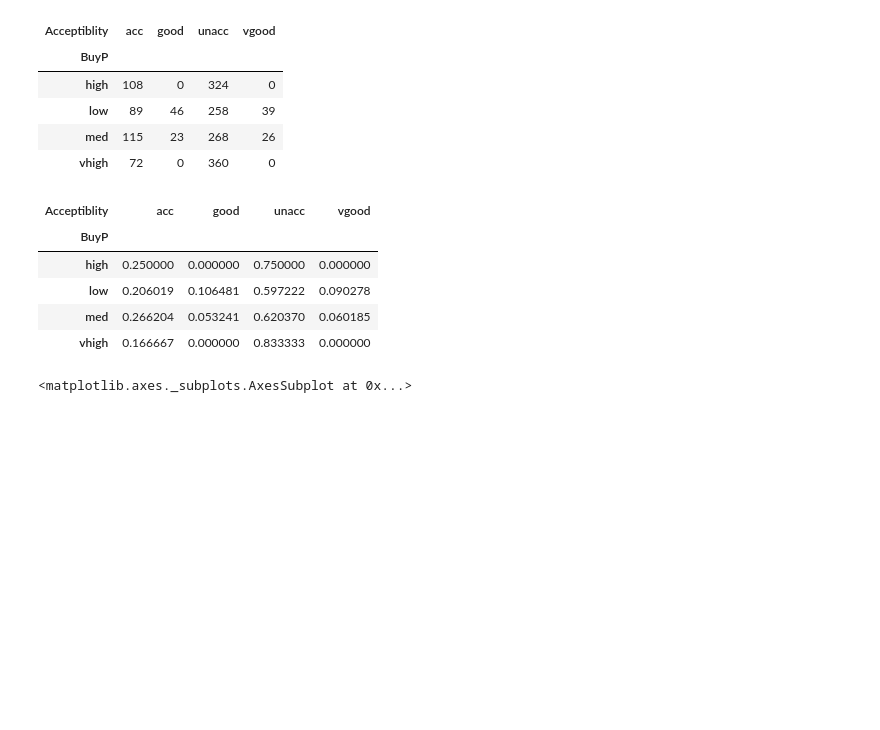
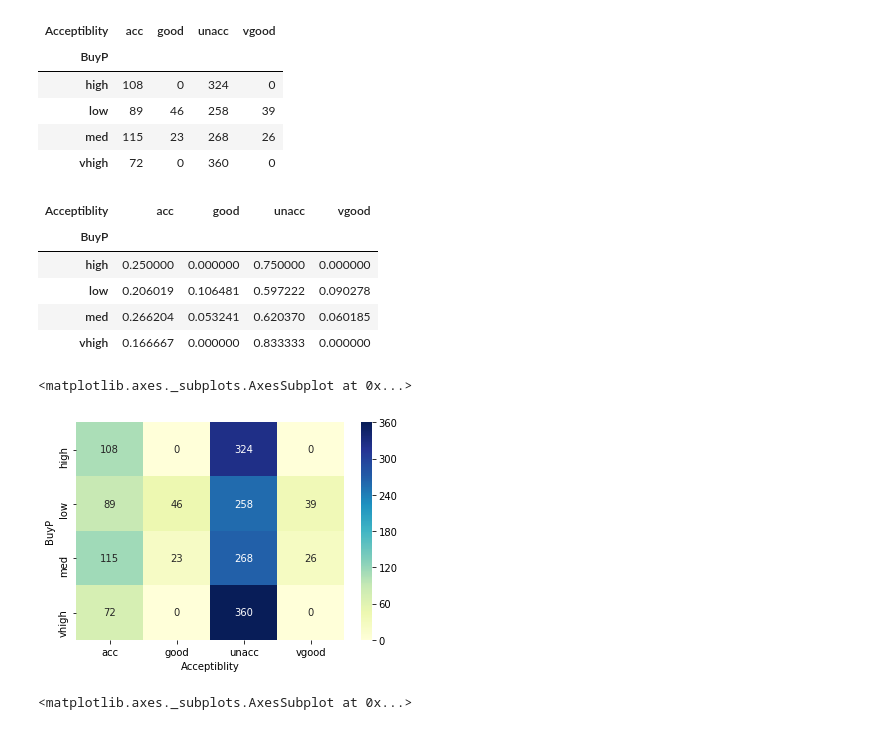
Before and after one commit to AbdullahAlSajid/Car-Acceptability-Classification, a Jupyter notebook: script .ipynb, the cells around one changed output. Saved outputs shown, nothing was run; the diff lists cells and outputs as text; code cells hidden in the pictures; blank space fills up the shorter version.

Commit message:
Visualisation of crosstab functionality

```diff
--- a/script .ipynb
+++ b/script .ipynb
@@ -83,6 +83,12 @@ pd.crosstab(df.BuyP, df.Acceptiblity, normalize ='index')
 | low | 0.206019 | 0.106481 | 0.597222 | 0.090278 |
 | med | 0.266204 | 0.053241 | 0.620370 | 0.060185 |
 | vhigh | 0.166667 | 0.000000 | 0.833333 | 0.000000 |
+# %%
+# visualisation of crosstab
+sns.heatmap(pd.crosstab(df.BuyP, df.Acceptiblity),cmap="YlGnBu", annot=True, fmt='d')
+# %% [output]
+<matplotlib.axes._subplots.AxesSubplot at 0x...>
+[figure, added]
 # %%
 sns.countplot(data = df, x='MaintainP')
 # %% [output]
```
Also changed, not shown: parts of 5 cells of this notebook.
